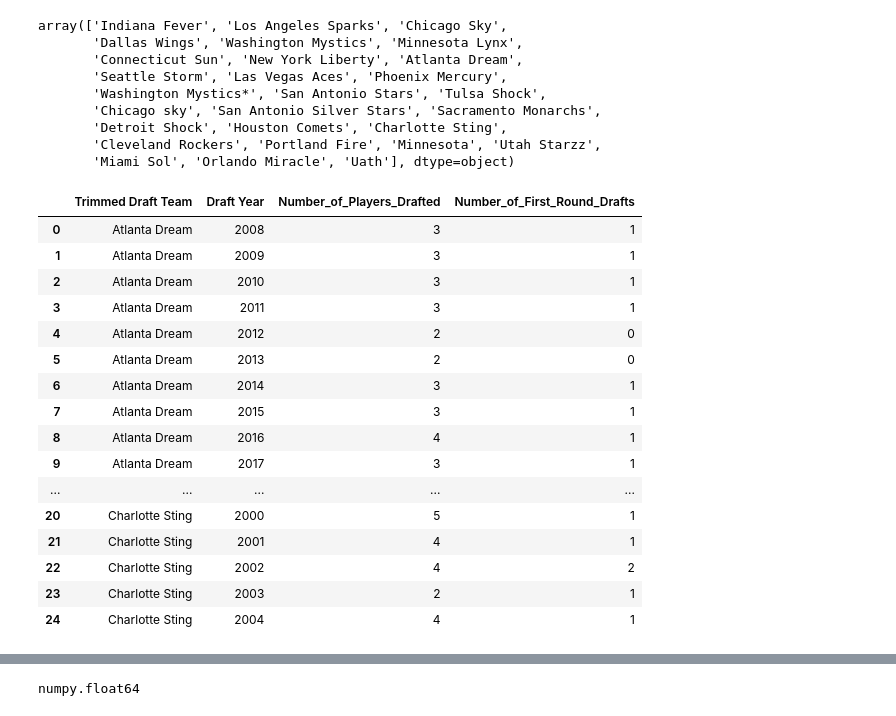
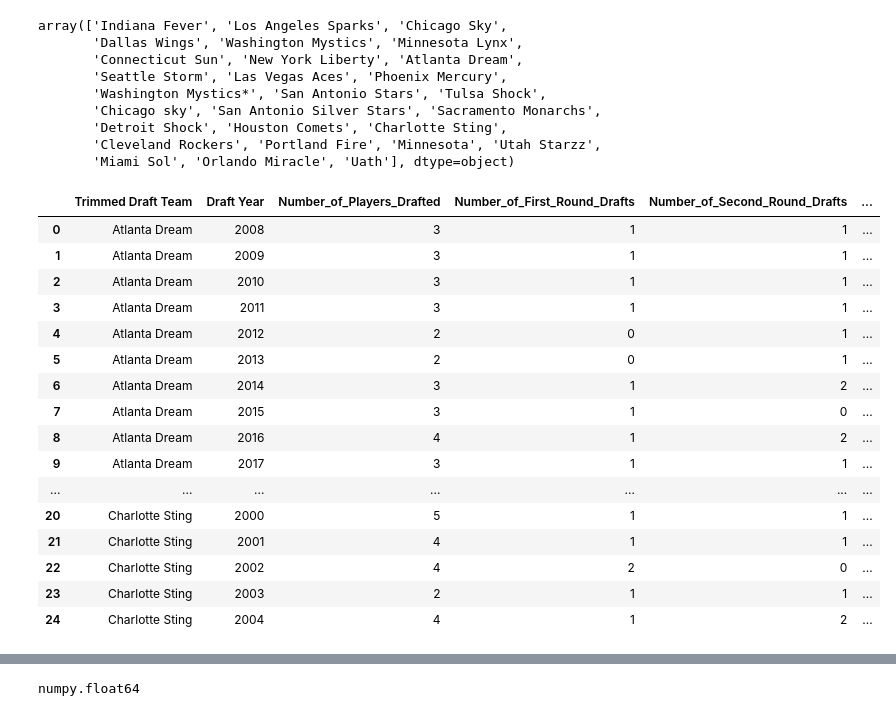
Before and after one commit to nminaa/wnba, a Jupyter notebook: analyzing_draft_picks.ipynb, the cells around one changed output, grey strips where cells are left out. Cells and saved outputs as stored; diff of their text form; code cells hidden in the pictures.

Commit message:
export all rounds of draft picks

```diff
--- a/analyzing_draft_picks.ipynb
+++ b/analyzing_draft_picks.ipynb
@@ -150,28 +150,31 @@ array(['Indiana Fever', 'Los Angeles Sparks', 'Chicago Sky',
 # %%
 team_year_df = draft_df.groupby(['Trimmed Draft Team', 'Draft Year']).agg(
     Number_of_Players_Drafted=('Player', 'count'),
-    Number_of_First_Round_Drafts=('Round', lambda x: (x == 'First').sum())
+    Number_of_First_Round_Drafts=('Round', lambda x: (x == 'First').sum()),
+    Number_of_Second_Round_Drafts=('Round', lambda x: (x == 'Second').sum()),
+    Number_of_Third_Round_Drafts=('Round', lambda x: (x == 'Third').sum()),
+    Number_of_Fourth_Round_Drafts=('Round', lambda x: (x == 'Fourth').sum())
 ).reset_index()
 
 team_year_df.head(n=25)
 # %% [output]
-|  | Trimmed Draft Team | Draft Year | Number_of_Players_Drafted | Number_of_First_Round_Drafts |
-| 0 | Atlanta Dream | 2008 | 3 | 1 |
-| 1 | Atlanta Dream | 2009 | 3 | 1 |
-| 2 | Atlanta Dream | 2010 | 3 | 1 |
-| 3 | Atlanta Dream | 2011 | 3 | 1 |
-| 4 | Atlanta Dream | 2012 | 2 | 0 |
-| 5 | Atlanta Dream | 2013 | 2 | 0 |
-| 6 | Atlanta Dream | 2014 | 3 | 1 |
-| 7 | Atlanta Dream | 2015 | 3 | 1 |
-| 8 | Atlanta Dream | 2016 | 4 | 1 |
-| 9 | Atlanta Dream | 2017 | 3 | 1 |
-| ... | ... | ... | ... | ... |
-| 20 | Charlotte Sting | 2000 | 5 | 1 |
-| 21 | Charlotte Sting | 2001 | 4 | 1 |
-| 22 | Charlotte Sting | 2002 | 4 | 2 |
-| 23 | Charlotte Sting | 2003 | 2 | 1 |
-| 24 | Charlotte Sting | 2004 | 4 | 1 |
+|  | Trimmed Draft Team | Draft Year | Number_of_Players_Drafted | Number_of_First_Round_Drafts | Number_of_Second_Round_Drafts | ... |
+| 0 | Atlanta Dream | 2008 | 3 | 1 | 1 | ... |
+| 1 | Atlanta Dream | 2009 | 3 | 1 | 1 | ... |
+| 2 | Atlanta Dream | 2010 | 3 | 1 | 1 | ... |
+| 3 | Atlanta Dream | 2011 | 3 | 1 | 1 | ... |
+| 4 | Atlanta Dream | 2012 | 2 | 0 | 1 | ... |
+| 5 | Atlanta Dream | 2013 | 2 | 0 | 1 | ... |
+| 6 | Atlanta Dream | 2014 | 3 | 1 | 2 | ... |
+| 7 | Atlanta Dream | 2015 | 3 | 1 | 0 | ... |
+| 8 | Atlanta Dream | 2016 | 4 | 1 | 2 | ... |
+| 9 | Atlanta Dream | 2017 | 3 | 1 | 1 | ... |
+| ... | ... | ... | ... | ... | ... | ... |
+| 20 | Charlotte Sting | 2000 | 5 | 1 | 1 | ... |
+| 21 | Charlotte Sting | 2001 | 4 | 1 | 1 | ... |
+| 22 | Charlotte Sting | 2002 | 4 | 2 | 0 | ... |
+| 23 | Charlotte Sting | 2003 | 2 | 1 | 1 | ... |
+| 24 | Charlotte Sting | 2004 | 4 | 1 | 2 | ... |
 # %%
 team_rankings_df = team_year_df.merge(rankings_df, left_on=['Trimmed Draft Team', 'Draft Year'], right_on=['Roster', 'Year'])
 team_rankings_df.head()
```
Also changed, not shown: parts of 9 cells of this notebook, 1 other file.
